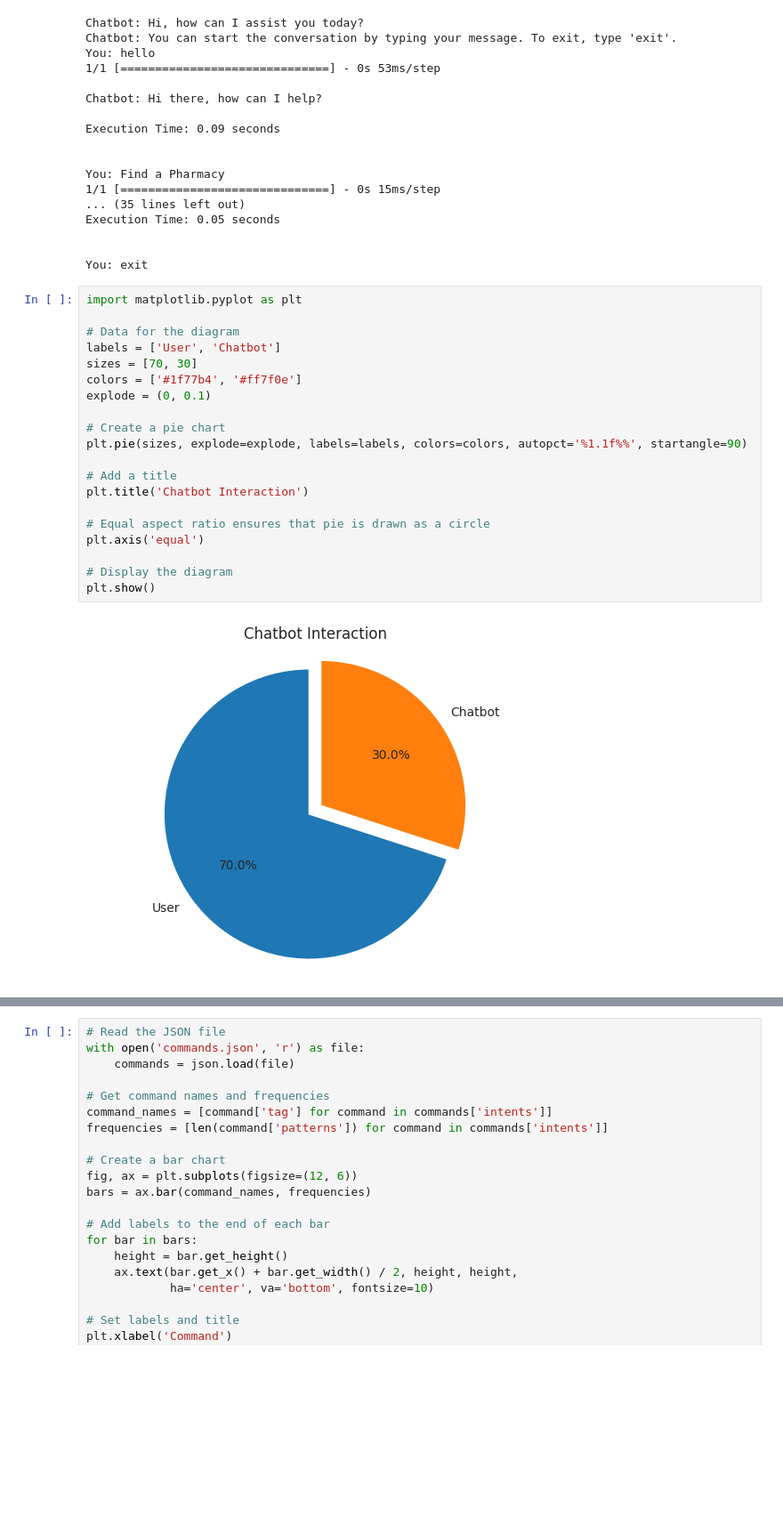
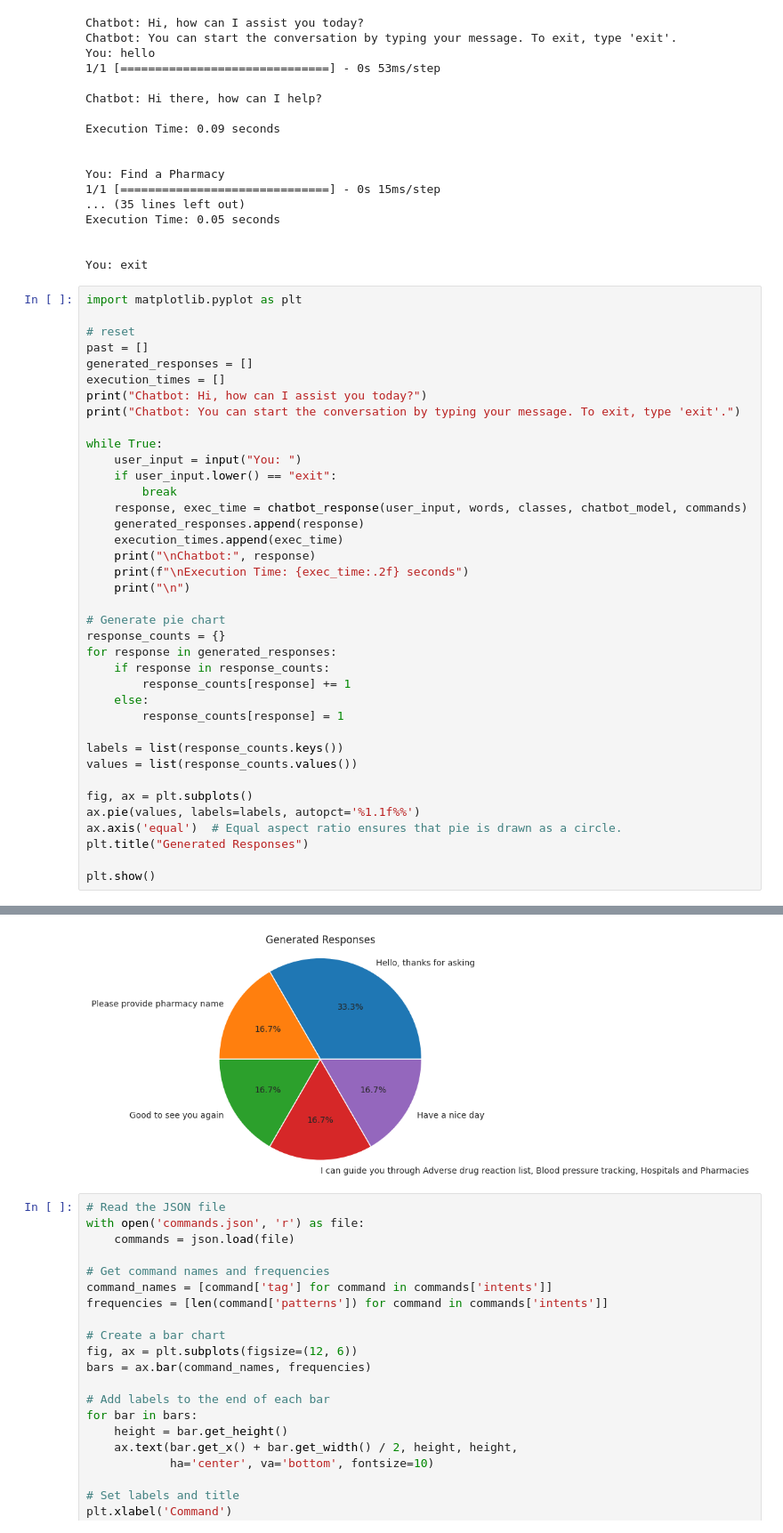
Before and after one commit to Vey27/NLP-and-Speech-Recognition, a Jupyter notebook: NLP_Chatbot_health.ipynb, the cells around one changed output, grey strips where cells are left out. Shown at 89% size. Drawn from its saved outputs; the diff is of its cells as text; blank space fills up the shorter version.

```diff
--- a/NLP_Chatbot_health.ipynb
+++ b/NLP_Chatbot_health.ipynb
@@ -578,25 +576,42 @@ Execution Time: 0.05 seconds
 
 
 You: exit
-# %%
-import matplotlib.pyplot as plt
-
-# Data for the diagram
-labels = ['User', 'Chatbot']
-sizes = [70, 30]
-colors = ['#1f77b4', '#ff7f0e']
-explode = (0, 0.1)
-
-# Create a pie chart
-plt.pie(sizes, explode=explode, labels=labels, colors=colors, autopct='%1.1f%%', startangle=90)
-
-# Add a title
-plt.title('Chatbot Interaction')
-
-# Equal aspect ratio ensures that pie is drawn as a circle
-plt.axis('equal')
-
-# Display the diagram
-plt.show()
-# %% [output]
-[figure, removed]
+# %%
+import matplotlib.pyplot as plt
+
+# reset
+past = []
+generated_responses = []
+execution_times = []
+print("Chatbot: Hi, how can I assist you today?")
+print("Chatbot: You can start the conversation by typing your message. To exit, type 'exit'.")
+
+while True:
+    user_input = input("You: ")
+    if user_input.lower() == "exit":
+        break
+    response, exec_time = chatbot_response(user_input, words, classes, chatbot_model, commands)
+    generated_responses.append(response)
+    execution_times.append(exec_time)
+    print("\nChatbot:", response)
+    print(f"\nExecution Time: {exec_time:.2f} seconds")
+    print("\n")
+
+# Generate pie chart
+response_counts = {}
+for response in generated_responses:
+    if response in response_counts:
+        response_counts[response] += 1
+    else:
+        response_counts[response] = 1
+
+labels = list(response_counts.keys())
+values = list(response_counts.values())
+
+fig, ax = plt.subplots()
+ax.pie(values, labels=labels, autopct='%1.1f%%')
+ax.axis('equal')  # Equal aspect ratio ensures that pie is drawn as a circle.
+plt.title("Generated Responses")
+
+plt.show()
+# %% [output]
@@ -603,3 +635,4 @@ plt.show()
+[figure, added]
 # %%
 # Read the JSON file
 with open('commands.json', 'r') as file:
```
Also changed, not shown: parts of 4 cells of this notebook.
